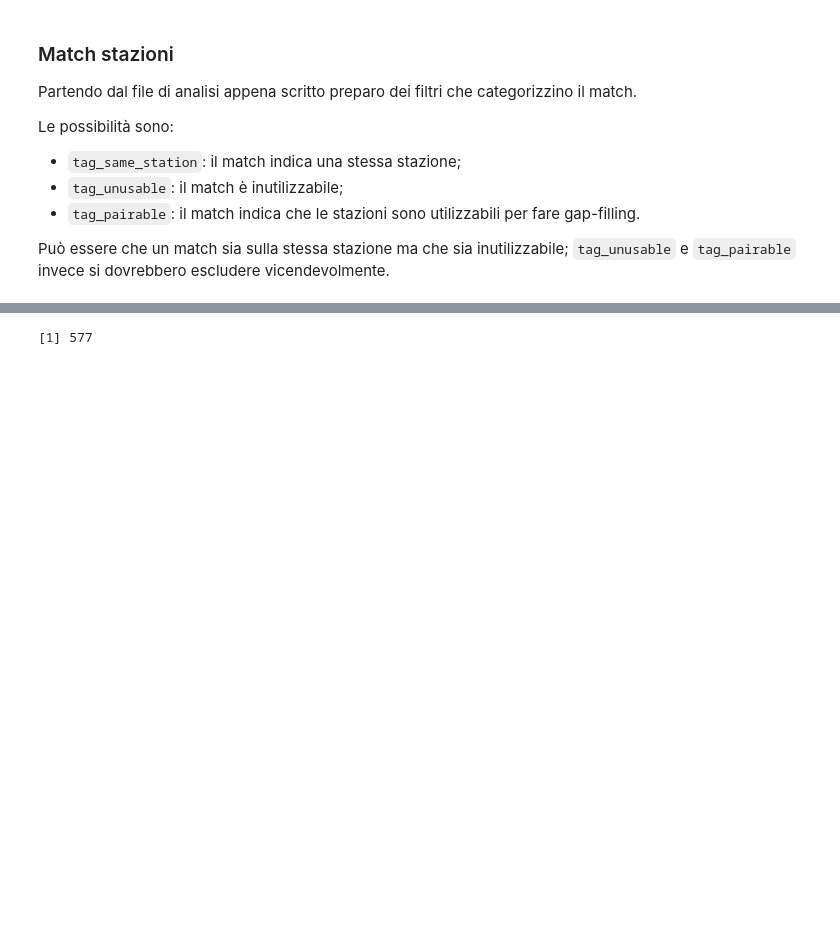
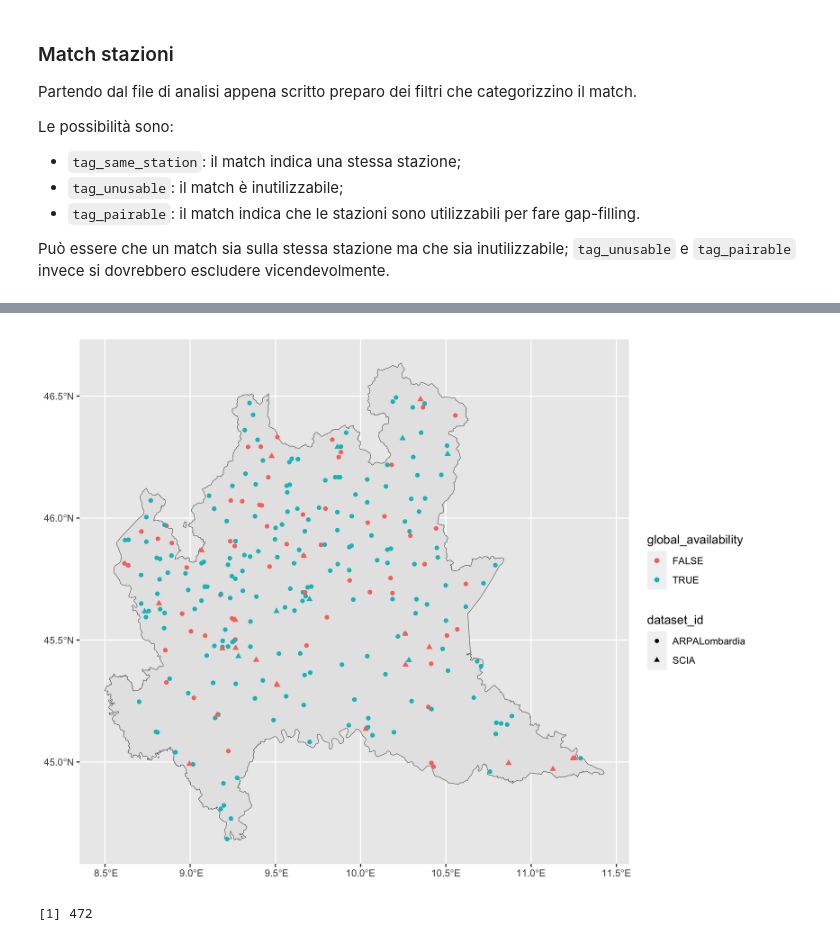
Before and after one commit to dnstudent/TesiMag, a Jupyter notebook: notebooks/integrazioni_regionali/lombardia/lombardia.ipynb, the cells around one changed output, grey strips where cells are left out. Cells and saved outputs as stored; diff of their text form; code cells hidden in the pictures; blank space fills up the shorter version.

```diff
--- a/notebooks/integrazioni_regionali/lombardia/lombardia.ipynb
+++ b/notebooks/integrazioni_regionali/lombardia/lombardia.ipynb
@@ -226,8 +342,20 @@ gc()
+# %%
+c(p, climats) %<-% spatial_availabilities(
+    ymonthly_avail,
+    combined_database$meta,
+    state_boundaries
+)
+p
+# %% [output]
+[figure, added]
 # %%
 source("notebooks/integrazioni_regionali/procedure/checkpoint.R")
-open_checkpoint(dataset_id, "merged")$data |> distinct(station_id, variable) |> compute() |> nrow()
+open_checkpoint(dataset_id, "merged")$data |>
+    distinct(station_id, variable) |>
+    compute() |>
+    nrow()
 # %% [output]
-[1] 577
+[1] 472
 # %%
 source("src/pairing/displaying.R")
 source("notebooks/integrazioni_regionali/procedure/checkpoint.R")
```
Also changed, not shown: parts of 16 cells of this notebook, 3 other files.
